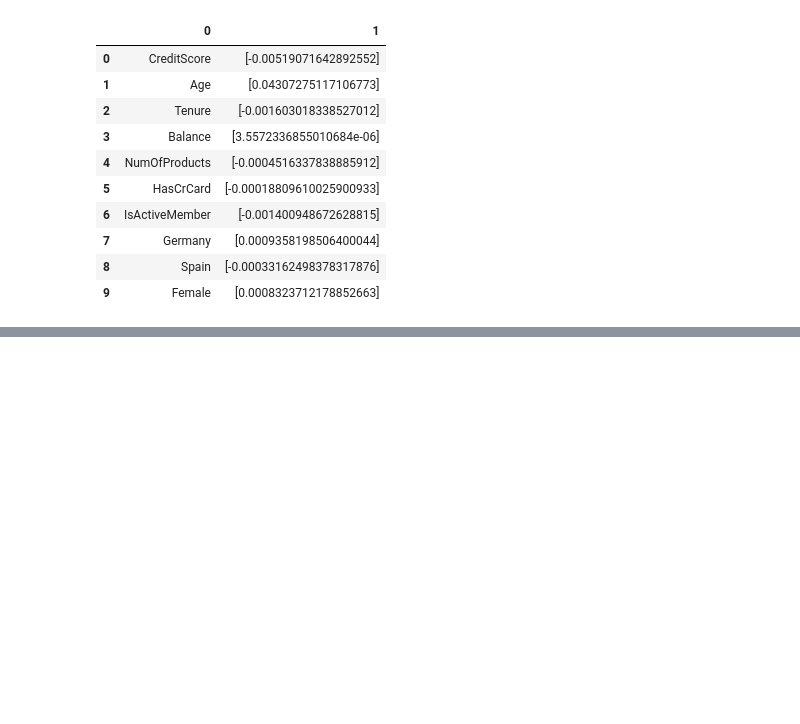
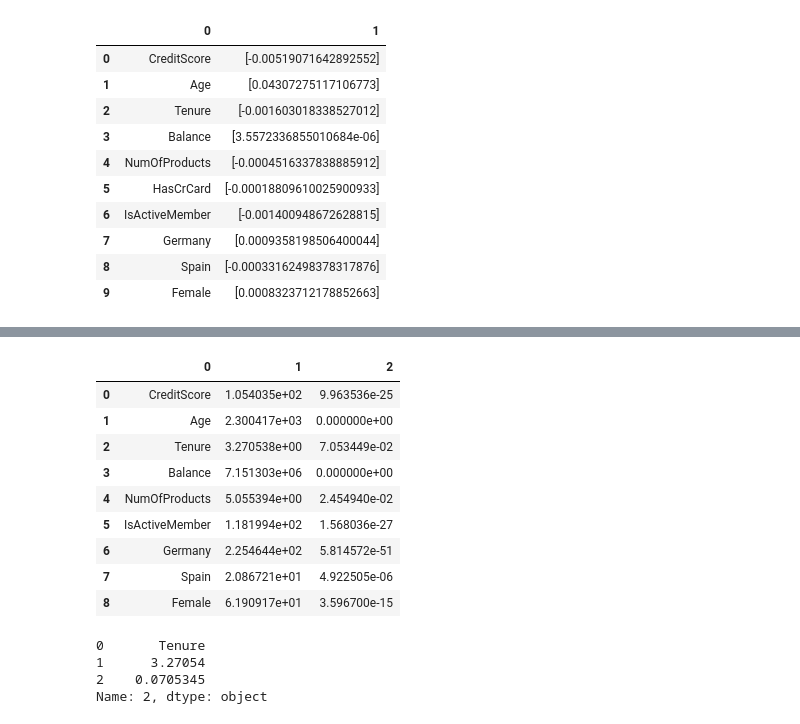
Before and after one commit to parikshitshinge/bank-customers-churn-prediction-model, a Jupyter notebook: BankCustomersChurnPredictionModel.ipynb, the cells around one changed output, grey strips where cells are left out. Saved outputs shown, nothing was run; the diff lists cells and outputs as text; code cells hidden in the pictures; blank space fills up the shorter version.

Commit message:
Tweaked model a bit

```diff
--- a/BankCustomersChurnPredictionModel.ipynb
+++ b/BankCustomersChurnPredictionModel.ipynb
@@ -157,0 +195,27 @@ coeff_df
+# %%
+X.drop(['HasCrCard'], axis=1, inplace=True)
+# %%
+log_model = LogisticRegression()
+log_model.fit(X,Y)
+log_model.score(X,Y)
+scores, pvalues = chi2(X, Y)
+valid_df = DataFrame(zip(X.columns, scores, pvalues))
+valid_df
+# %% [output]
+|  | 0 | 1 | 2 |
+| 0 | CreditScore | 1.054035e+02 | 9.963536e-25 |
+| 1 | Age | 2.300417e+03 | 0.000000e+00 |
+| 2 | Tenure | 3.270538e+00 | 7.053449e-02 |
+| 3 | Balance | 7.151303e+06 | 0.000000e+00 |
+| 4 | NumOfProducts | 5.055394e+00 | 2.454940e-02 |
+| 5 | IsActiveMember | 1.181994e+02 | 1.568036e-27 |
+| 6 | Germany | 2.254644e+02 | 5.814572e-51 |
+| 7 | Spain | 2.086721e+01 | 4.922505e-06 |
+| 8 | Female | 6.190917e+01 | 3.596700e-15 |
+# %%
+valid_df.loc[valid_df[2].idxmax]
+# %% [output]
+0       Tenure
+1      3.27054
+2    0.0705345
+Name: 2, dtype: object
```
Also changed, not shown: parts of 6 cells of this notebook.
